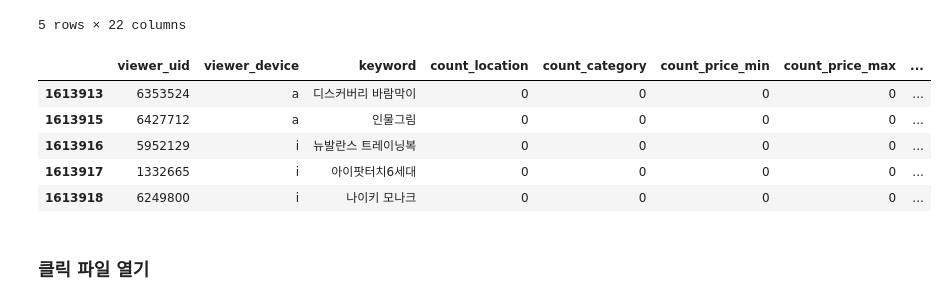
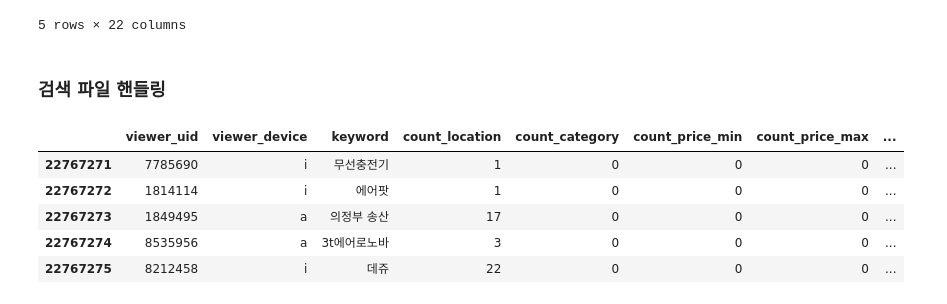
Before and after one commit to kiyoja07/python-bunjang, a Jupyter notebook: data-analysis/jupyter/search_to_click.ipynb, the cells around one changed output. Cells and saved outputs as stored; diff of their text form; code cells hidden in the pictures.

```diff
--- a/data-analysis/jupyter/search_to_click.ipynb
+++ b/data-analysis/jupyter/search_to_click.ipynb
@@ -20,22 +20,24 @@ df_categories.tail()
 | 1222 | 240100090 | 기타 업종 | NaN | 240100.0 | 0.0 | 2018-02-26 00:00:00 | NaN | NaN | NaN | ... |
 | 1223 | 240100110 | 단기알바 | NaN | 240100.0 | 0.0 | 2018-02-26 00:00:00 | NaN | NaN | NaN | ... |
 5 rows × 22 columns
+# %% [markdown]
+### 검색 파일 핸들링
 # %%
 # 19년 4월 검색한 키워드의 상세 검색 활용 여부
 path = '../csv/keyword_search.csv'
 
 df_search = pd.read_csv(path)
 df_search = df_search[df_search.viewer_uid > 0] # 비회원 제거
 
+df_search.to_csv('../csv/tmp/df_search.csv', index=False, mode='w', header=True) # save
+
 df_search.tail()
 # %% [output]
 |  | viewer_uid | viewer_device | keyword | count_location | count_category | count_price_min | count_price_max | ... |
-| 1613913 | 6353524 | a | 디스커버리 바람막이 | 0 | 0 | 0 | 0 | ... |
-| 1613915 | 6427712 | a | 인물그림 | 0 | 0 | 0 | 0 | ... |
-| 1613916 | 5952129 | i | 뉴발란스 트레이닝복 | 0 | 0 | 0 | 0 | ... |
-| 1613917 | 1332665 | i | 아이팟터치6세대 | 0 | 0 | 0 | 0 | ... |
-| 1613918 | 6249800 | i | 나이키 모나크 | 0 | 0 | 0 | 0 | ... |
+| 22767271 | 7785690 | i | 무선충전기 | 1 | 0 | 0 | 0 | ... |
+| 22767272 | 1814114 | i | 에어팟 | 1 | 0 | 0 | 0 | ... |
+| 22767273 | 1849495 | a | 의정부 송산 | 17 | 0 | 0 | 0 | ... |
+| 22767274 | 8535956 | a | 3t에어로노바 | 3 | 0 | 0 | 0 | ... |
+| 22767275 | 8212458 | i | 데쥬 | 22 | 0 | 0 | 0 | ... |
 # %%
 # df_search_agg = df_search.groupby(['device']).agg({'count_search': 'sum', 'keyword': 'count'})
-# %% [markdown]
-### 클릭 파일 열기
```
Also changed, not shown: parts of 41 cells of this notebook, 2 other files.
